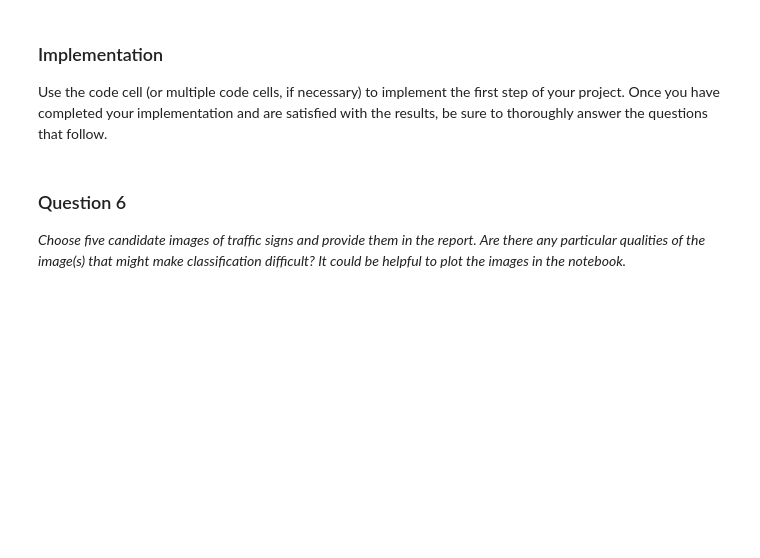
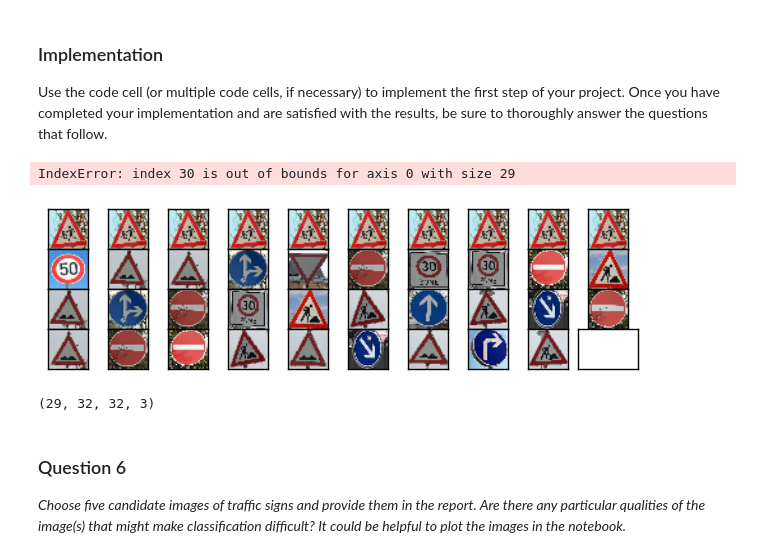
Before and after one commit to pstradowski/project-signs, a Jupyter notebook: Traffic_Sign_Classifier.ipynb, the cells around one changed output. Drawn from its saved outputs; the diff is of its cells as text; code cells hidden in the pictures; blank space fills up the shorter version.

```diff
--- a/Traffic_Sign_Classifier.ipynb
+++ b/Traffic_Sign_Classifier.ipynb
@@ -346,7 +383,7 @@ def evaluate(X_data, y_data):
     total_loss /=num_examples
     return (total_accuracy, total_loss)
 # %%
-EPOCHS = 100
+EPOCHS = 40
 BATCH_SIZE = 128
 
 with tf.Session() as sess:
@@ -429,3 +483,30 @@ Use the code cell (or multiple code cells, if necessary) to implement the first
+# %%
+### Load the images and plot them here.
+### Feel free to use as many code cells as needed.
+EPOCHS = 40
+BATCH_SIZE = 128
+
+
+fname = 'new_signs.p'
+with open(fname, mode='rb') as f:
+    new_signs = pickle.load(f)
+X_new = new_signs['data']
+y_new = new_signs['labels']
+plot_head(X_new)
+#X_new = np.array([preprocess(X_new[i]) for i in range(len(X_new))])
+saver = tf.train.Saver()
+with tf.Session() as sess:
+    saver.restore(sess, tf.train.latest_checkpoint('.'))
+
+    test_accuracy, _ = evaluate(X_new, y_new)
+    print("Test Accuracy = {:.3f}".format(test_accuracy))
+# %% [output]
+IndexError: index 30 is out of bounds for axis 0 with size 29
+[figure, added]
+# %%
+print(X_new.shape)
+# %% [output]
+(29, 32, 32, 3)
 # %% [markdown]
 ### Question 6
 
```
Also changed, not shown: parts of 13 cells of this notebook.
